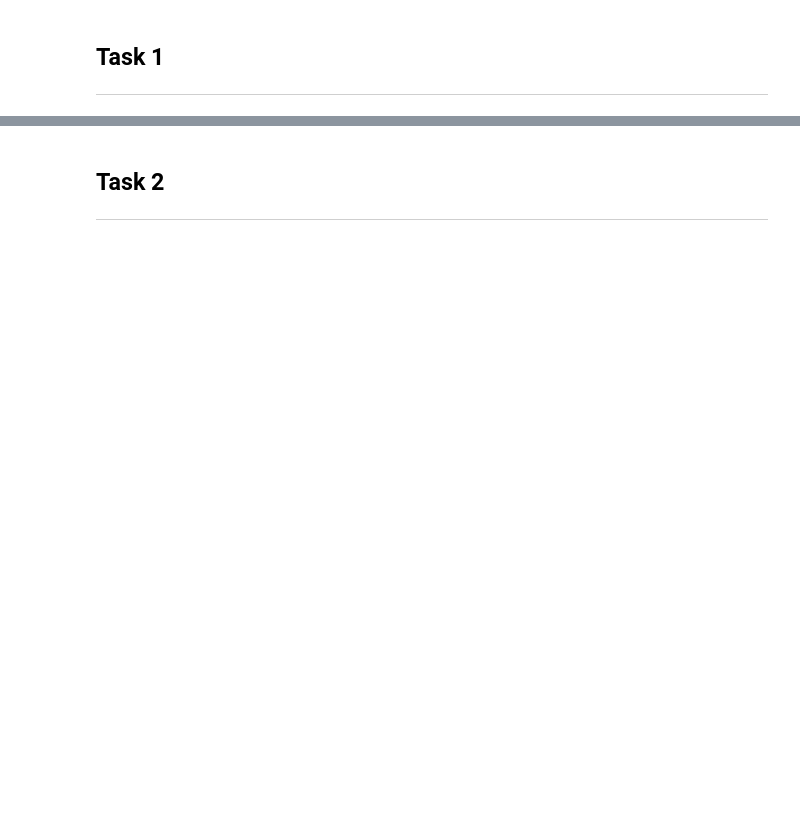
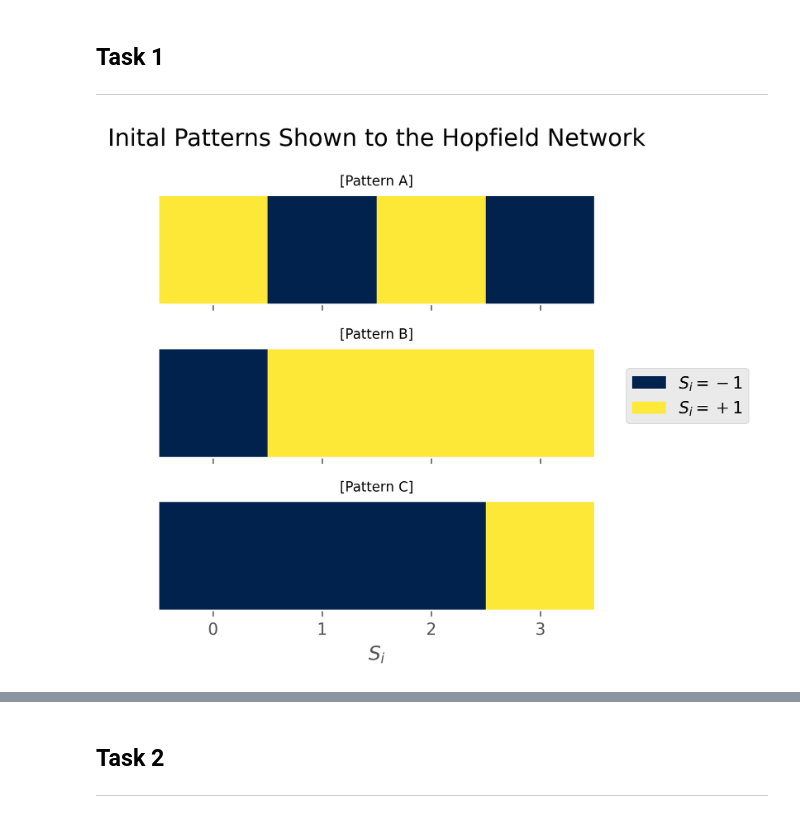
Before and after one commit to juliusUtbr/MNS_Computer_practical, a Jupyter notebook: Sheet_2/sheet2_conrad.ipynb, the cells around one changed output, grey strips where cells are left out. Saved outputs shown, nothing was run; the diff lists cells and outputs as text; code cells hidden in the pictures; blank space fills up the shorter version.

```diff
--- a/Sheet_2/sheet2_conrad.ipynb
+++ b/Sheet_2/sheet2_conrad.ipynb
@@ -171,6 +230,15 @@ patterns: NDArray[np.int8] = np.array(
 )
 
 hopfield_network: HopfieldNetwork = HopfieldNetwork(patterns)
+# %%
+figure, axes = multi_plot_states(patterns)
+for idx, ax in enumerate(axes.flatten()):
+    ax.set_title(f"[Pattern {string.ascii_uppercase[idx]}]", fontsize="small")
+
+figure.suptitle("Inital Patterns Shown to the Hopfield Network", fontsize="x-large")
+figure.tight_layout()
+# %% [output]
+[figure, added]
 # %%
 figure, ax = plt.subplots()
 plot_weights(figure, ax, hopfield_network.w)
```
Also changed, not shown: parts of 29 cells of this notebook.
